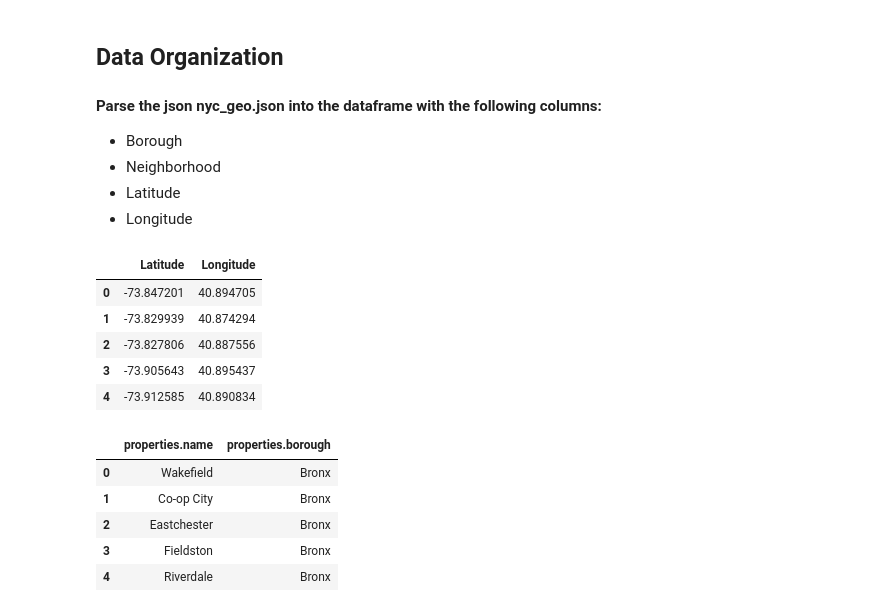
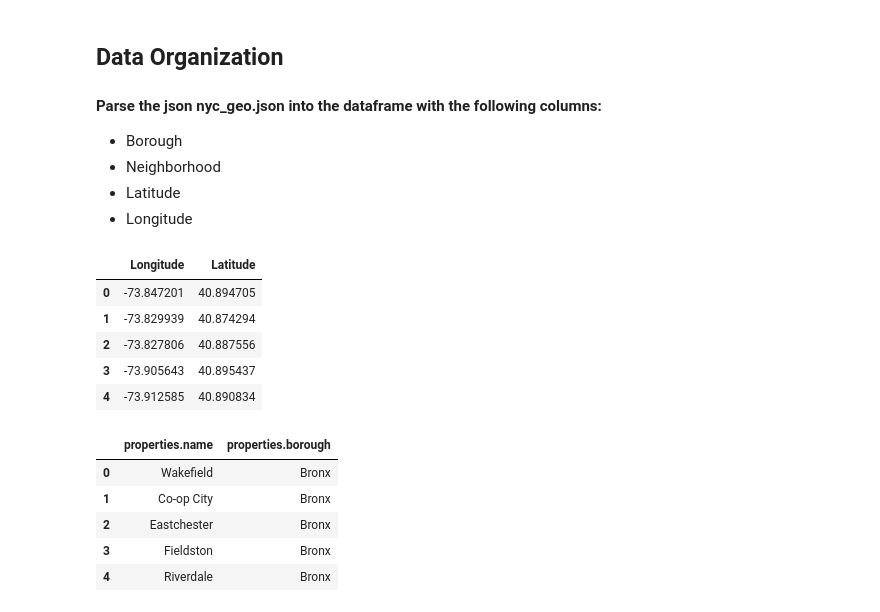
Before and after one commit to edubf22/nyc-neighborhoods, a Jupyter notebook: Mid-Term_Project.ipynb, the cells around one changed output. Cells and saved outputs as stored; diff of their text form; code cells hidden in the pictures.

```diff
--- a/Mid-Term_Project.ipynb
+++ b/Mid-Term_Project.ipynb
@@ -68,10 +85,10 @@ features['geometry.coordinates'].value_counts(), features['properties.bbox'].val
 - Longitude
 # %%
 import pandas as pd
-LatLon = pd.DataFrame(features['geometry.coordinates'].to_list(), columns=['Latitude', 'Longitude'])
+LatLon = pd.DataFrame(features['geometry.coordinates'].to_list(), columns=['Longitude', 'Latitude'])
 LatLon.head()
 # %% [output]
-|  | Latitude | Longitude |
+|  | Longitude | Latitude |
 | 0 | -73.847201 | 40.894705 |
 | 1 | -73.829939 | 40.874294 |
 | 2 | -73.827806 | 40.887556 |
```
Also changed, not shown: parts of 37 cells of this notebook.
